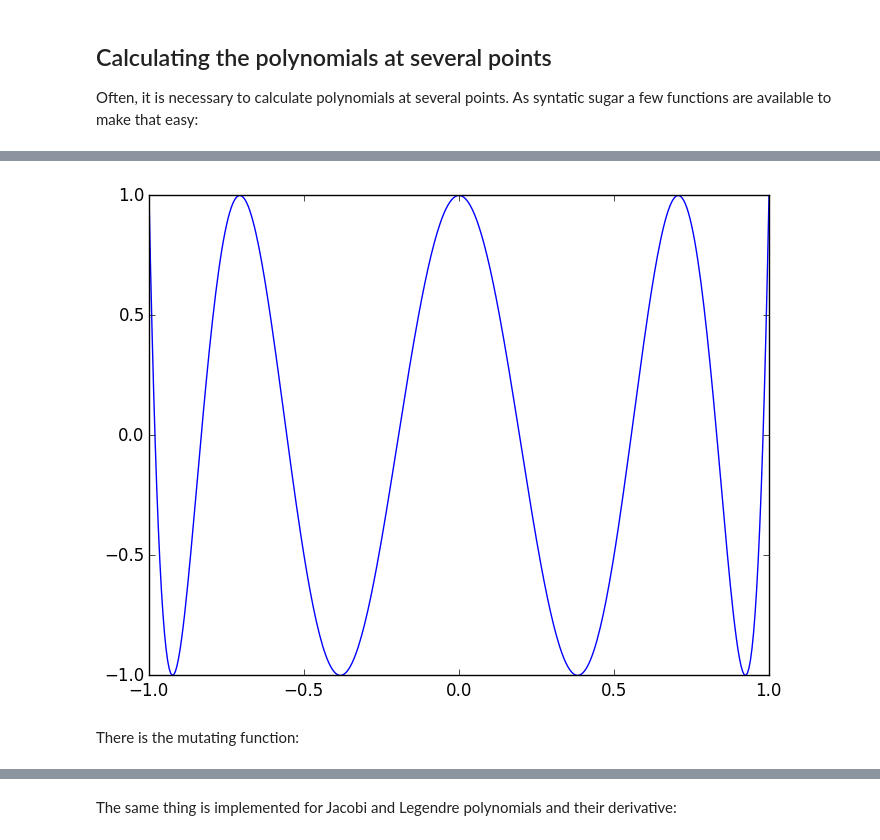
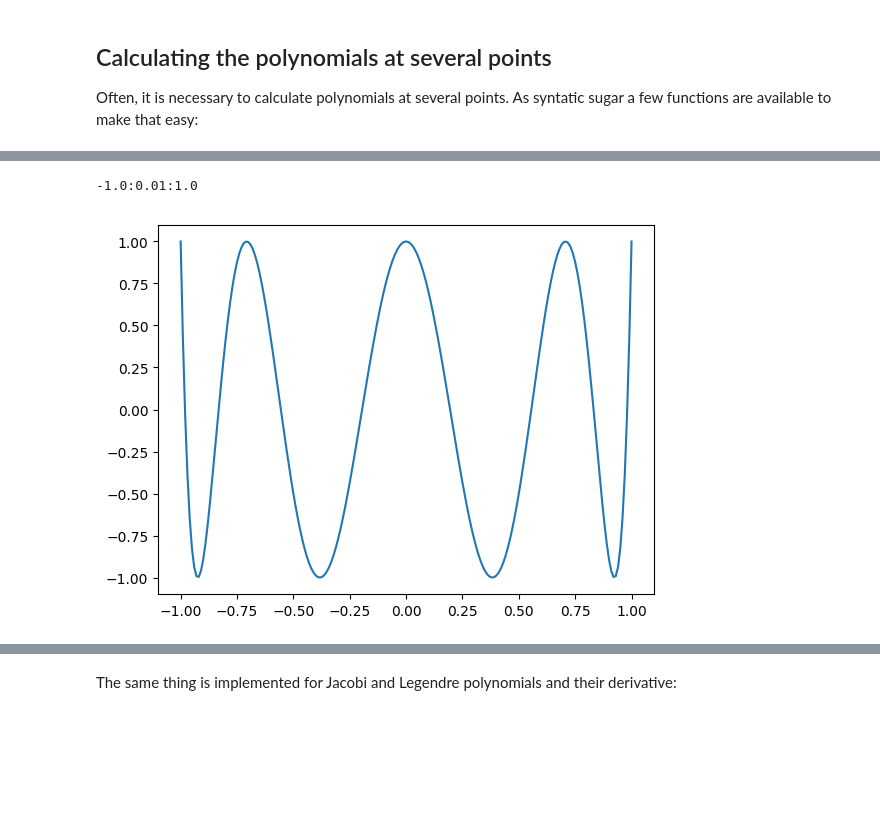
Before and after one commit to pjabardo/Jacobi.jl, a Jupyter notebook: notebooks/polynomials.ipynb, the cells around one changed output, grey strips where cells are left out. Drawn from its saved outputs; the diff is of its cells as text; code cells hidden in the pictures; blank space fills up the shorter version.

```diff
--- a/notebooks/polynomials.ipynb
+++ b/notebooks/polynomials.ipynb
@@ -115,9 +112,9 @@ INFO: Loading help data...
 # %%
-x = linspace(-1.0, 1.0, 401);
+x = -1.0:0.01:1.0
+# %% [output]
+-1.0:0.01:1.0
 # %%
-y1 = chebyshev(x, 8);
+y1 = chebyshev.(x, 8);
 plot(x, y1);
 # %% [output]
-[figure, old version]
+[figure, new version]
-# %% [markdown]
-There is the mutating function:
```
Also changed, not shown: parts of 21 cells of this notebook, 3 other files.
